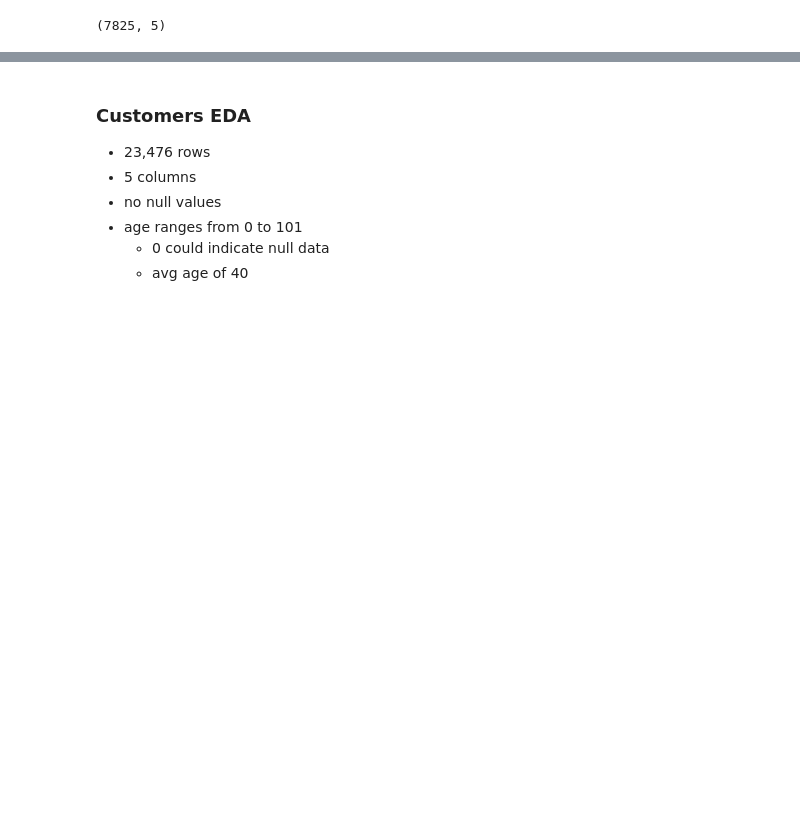
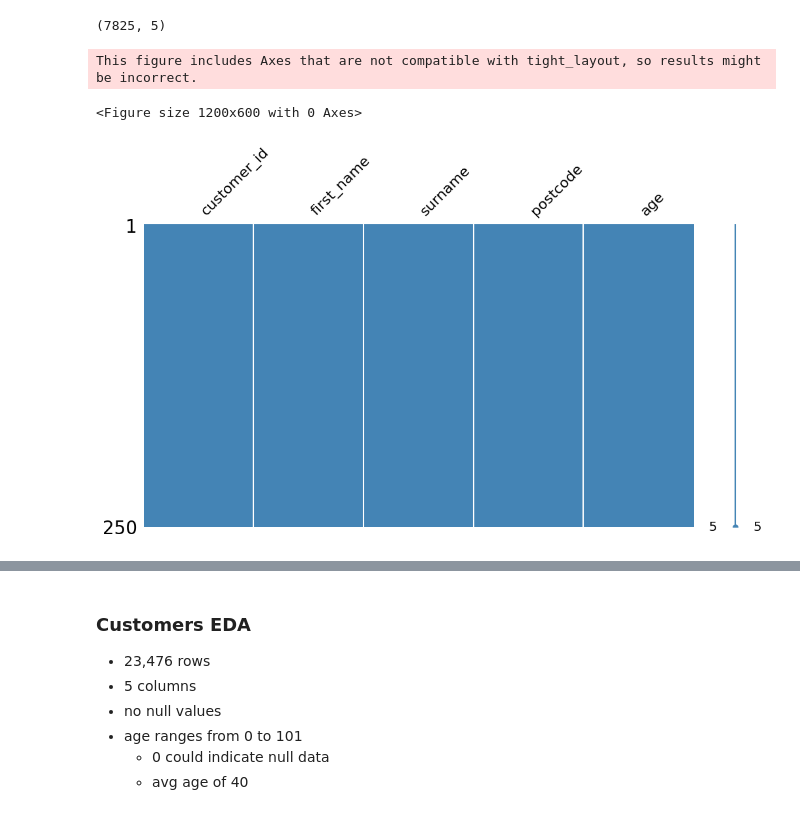
Before and after one commit to chrispaynes/OSDSC-Portfolio, a Jupyter notebook: analytics/customer_identification/main.ipynb, the cells around one changed output, grey strips where cells are left out. Cells and saved outputs as stored; diff of their text form; code cells hidden in the pictures; blank space fills up the shorter version.

```diff
--- a/analytics/customer_identification/main.ipynb
+++ b/analytics/customer_identification/main.ipynb
@@ -152,3 +156,22 @@ shape: (9, 6)
 | "75%" | 26096.0 | null | null | null | 56.0 |
 | "max" | 33280.0 | "Zuzanna" | "Yuung" | "SW990JE" | 100.0 |
 (7825, 5)
+# %%
+# crm_eda_df.sample(250)
+
+msno.matrix(crm_eda_df.to_pandas().sample(250))
+# display(msno.bar(crm_eda_df.to_pandas().sample(100)))
+# sns.heatmap(crm_eda_df.to_pandas().sample(100), cmap='viridis')
+# plt.show()
+# plt.show()
+msno.heatmap(crm_eda_df.to_pandas().sample(250))
+# msno.dendrogram(crm_eda_df.to_pandas().sample(250))
+# msno.bar(crm_eda_df.to_pandas().sample(250))
+# msno.matrix(crm_eda_df.to_pandas().sample(250))
+# msno.matrix(crm_eda_df.to_pandas().sample(250))
+
+# msno.heatmap(crm_eda_df.to_pandas())
+# %% [output]
+This figure includes Axes that are not compatible with tight_layout, so results might be incorrect.
+<Figure size 1200x600 with 0 Axes>
+[figure, added]
```
Also changed, not shown: parts of 10 cells of this notebook.
